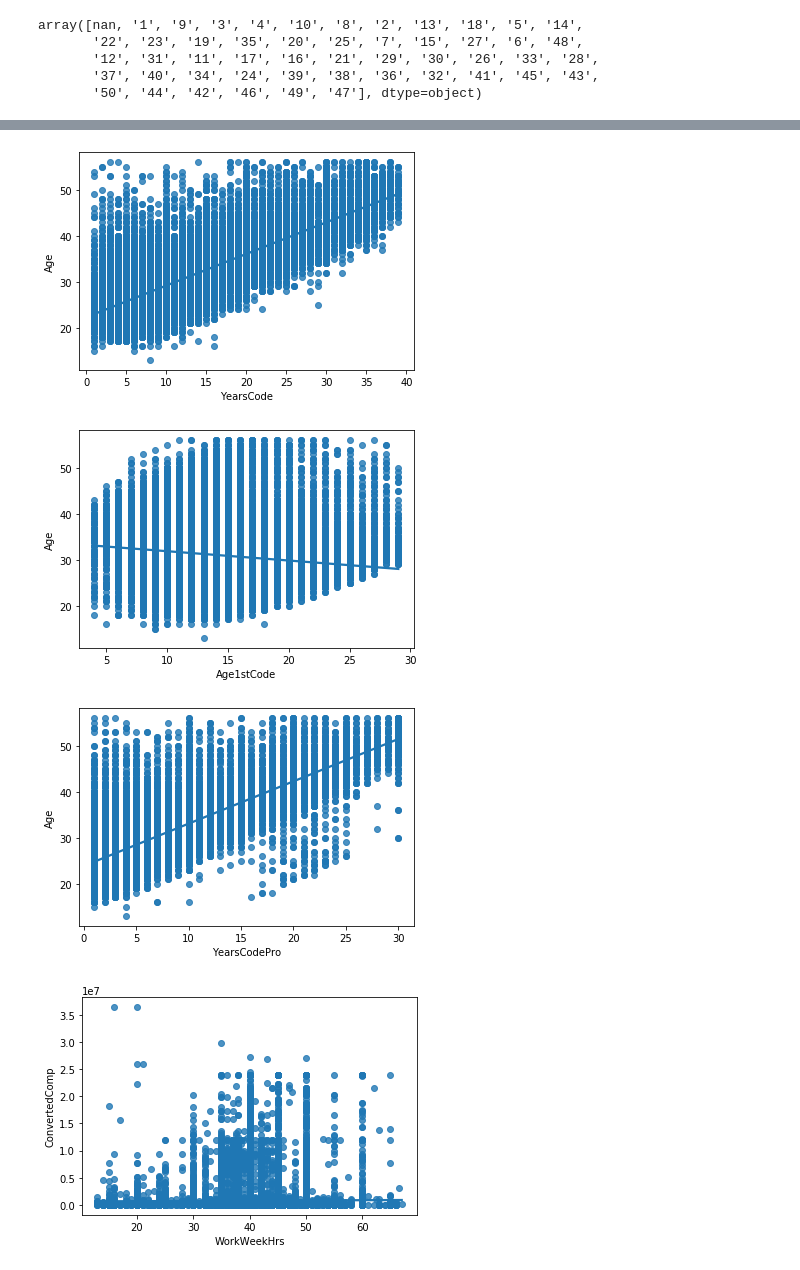
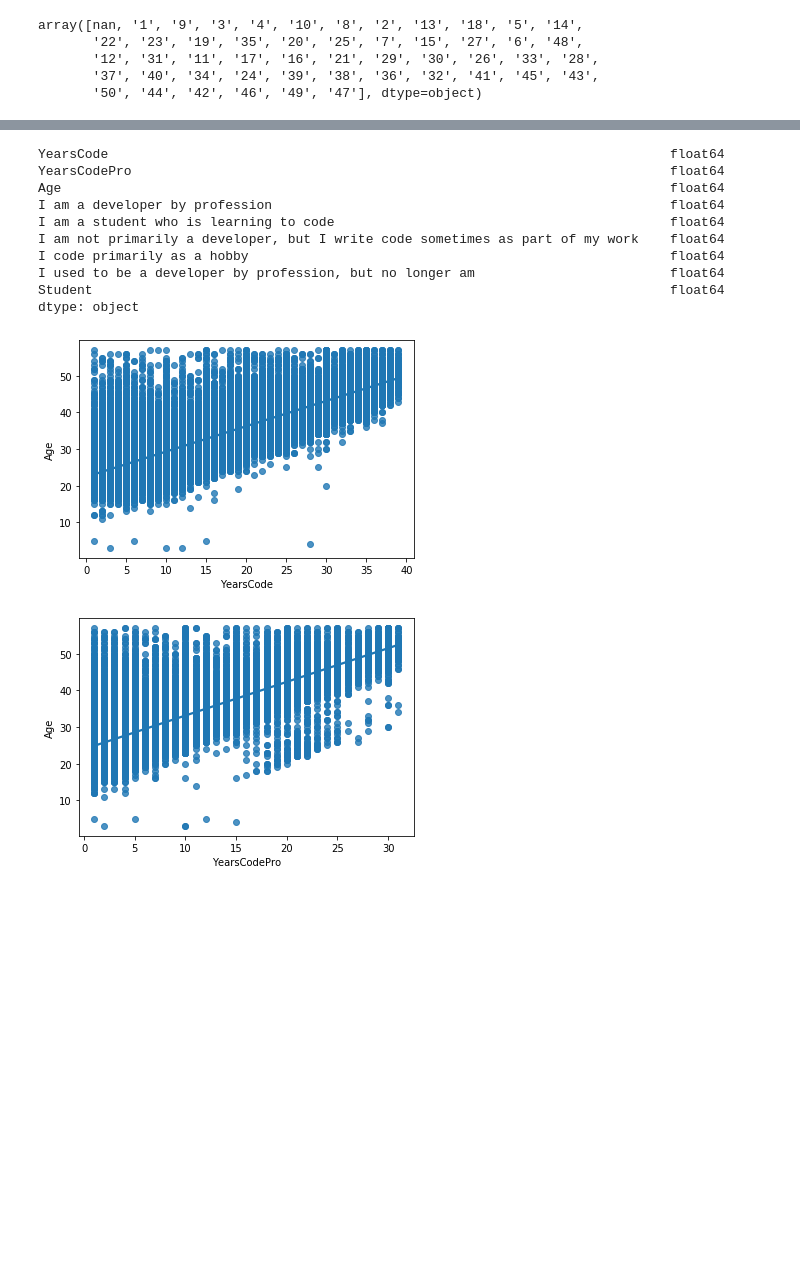
Before and after one commit to s460076/first-assignment, a Jupyter notebook: zestaw_2.ipynb, the cells around one changed output, grey strips where cells are left out. Cells and saved outputs as stored; diff of their text form; code cells hidden in the pictures; blank space fills up the shorter version.

```diff
--- a/zestaw_2.ipynb
+++ b/zestaw_2.ipynb
@@ -115,4 +63,0 @@ df_answers.loc[df_answers['CompFreq']=='Monthly', 'ConvertedComp'] = df_answers[
-# %%
-df_answers.loc[df_answers['CompFreq']=='Weekly', 'ConvertedComp'] = df_answers['ConvertedComp']*52
-# %%
-df_answers.drop('CompFreq', axis=1, inplace=True)
@@ -142,3 +99,3 @@ dtype: object
 # %%
 # convert to float64
-df_answers[['YearsCode', 'Age1stCode', 'YearsCodePro']] = df_answers[['YearsCode', 'Age1stCode', 'YearsCodePro']].astype('float64', copy=False)
+df_answers[['Student', 'Hobbyist', 'YearsCode', 'YearsCodePro', 'Age']] = df_answers[['Student', 'Hobbyist', 'YearsCode', 'YearsCodePro', 'Age']].astype('float64', copy=False)
@@ -168,3 +102,2 @@ df_answers.corr()
 # %%
-df_base = df_answers[['YearsCode', 'Age1stCode', 'YearsCodePro', 'ConvertedComp', 'WorkWeekHrs', 'Age']]
-df_base.dropna()
+df_base = df_answers[['YearsCode', 'YearsCodePro', 'Age']]
@@ -286,14 +203,21 @@ plt.show()
+# %%
+df_base.dtypes
+# %% [output]
+YearsCode                                                                        float64
+YearsCodePro                                                                     float64
+Age                                                                              float64
+I am a developer by profession                                                   float64
+I am a student who is learning to code                                           float64
+I am not primarily a developer, but I write code sometimes as part of my work    float64
+I code primarily as a hobby                                                      float64
+I used to be a developer by profession, but no longer am                         float64
+Student                                                                          float64
+dtype: object
 # %%
 sns.regplot(y=df_base_sd['Age'], x=df_base_sd['YearsCode'])
 plt.show();
-sns.regplot(y=df_base_sd['Age'], x=df_base_sd['Age1stCode'])
-plt.show();
 sns.regplot(y=df_base_sd['Age'], x=df_base_sd['YearsCodePro'])
-plt.show();
-sns.regplot(y=df_base_sd['ConvertedComp'], x=df_base_sd['WorkWeekHrs'])
-plt.show();
+plt.show()
 # %% [output]
-[figure, old version]
+[figure, new version]
-[figure, old version]
+[figure, new version]
-[figure, removed]
-[figure, removed]
```
Also changed, not shown: parts of 56 cells of this notebook.
